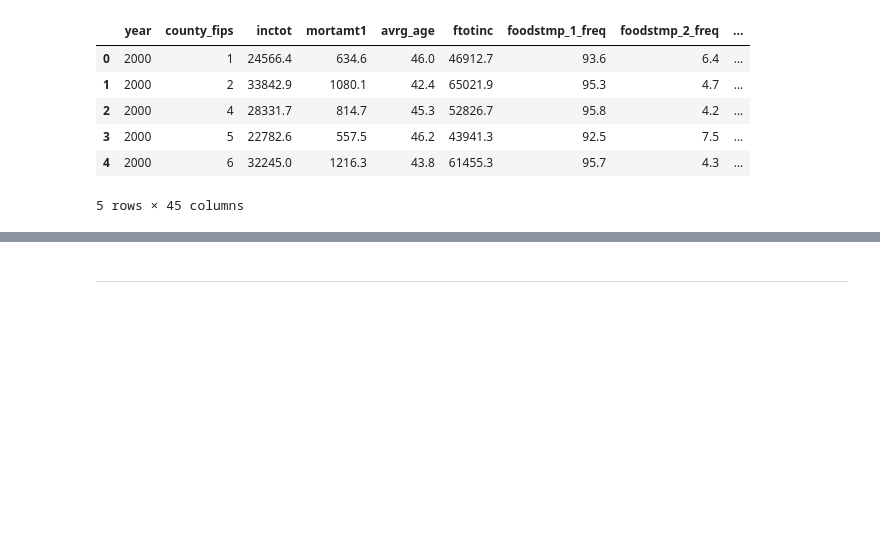
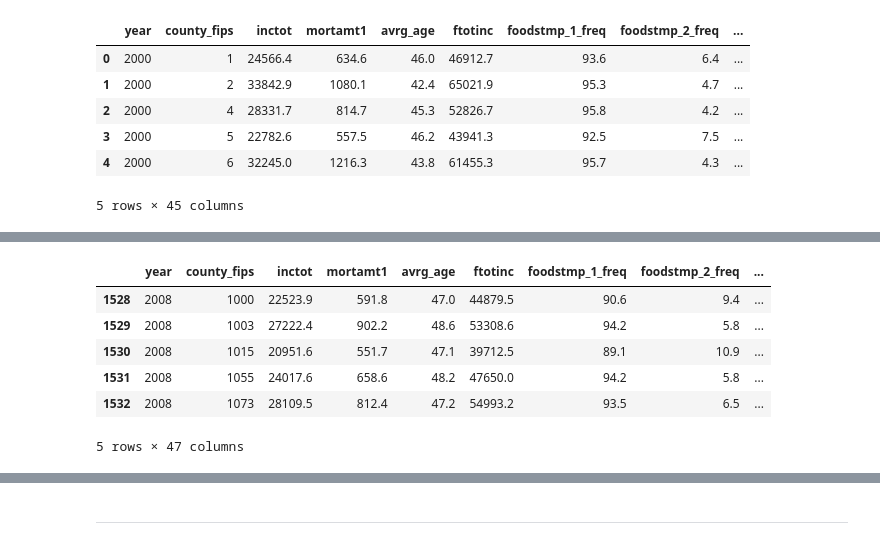
Before and after one commit to okalis05/Project4, a Jupyter notebook: Project4.ipynb, the cells around one changed output, grey strips where cells are left out. Drawn from its saved outputs; the diff is of its cells as text; code cells hidden in the pictures; blank space fills up the shorter version.

```diff
--- a/Project4.ipynb
+++ b/Project4.ipynb
@@ -64,4 +39,0 @@ memory usage: 2.6+ MB
-# %%
-#Dropping the null values
-elections_data = elections_data.loc[elections_data['year']>=2004].dropna()
-elections_data
@@ -81,0 +40,8 @@ elections_data
+# %%
+# import re
+import re
+
+# extracting the state fips codes from the county fips code with regex
+elections_data['county_fips'] = elections_data['county_fips'].astype(str)
+elections_data['code'] = elections_data['county_fips'].str.extract(r'(\d{1,2})')[0]
+elections_data.head()
@@ -81,0 +56,30 @@ elections_data
+# %%
+# Convert 'code' column to numeric values
+elections_data['code'] = pd.to_numeric(elections_data['code'], errors='coerce')
+
+# Filter the dataset based on the specified conditions
+elections_data = elections_data.loc[(elections_data['year'] >= 2008) &
+                                    (elections_data['year'] <= 2020) &
+                                    (elections_data['code'] < 56)]
+# %%
+# Mapping the 'county_fips'column values to their corresponding codes
+state_dict = {
+            1:'AL' , 2:'AK', 4:'AZ',5:'AR', 6:'CA' , 8:'CO' , 9:'CT' , 10:'DE', 11:'DC', 12:'FL',13:'GA',
+            15:'HI', 16: 'ID',17: 'IL',18: 'IN',19: 'IA',20:'KS' , 21:'KY' , 22:'LA', 23:'ME' , 24:'MD' ,
+            25:'MA' , 26:'MI' , 27:'MN' , 28:'MS', 29:'MO',30:'MT' , 31:'NE',32:'NV',33:'NH',34: 'NJ',35:'NM',
+            36:'NY' , 37:'NC' ,38:'ND' , 39:'OH' , 40:'OK' ,41:'OR' , 42:'PA',44:'RI', 45:'SC',46:'SD' ,
+            47:'TN' , 48:'TX' , 49:'UT',50: 'VT',51:'VA' , 53:'WA' , 54:'WV' , 55:'WI', 56:'WY'
+            }
+# Mapping the sate_dict to the code column
+elections_data['state'] = elections_data['code'].map(state_dict)
+
+#Showing dataframe
+elections_data.head()
+# %% [output]
+|  | year | county_fips | inctot | mortamt1 | avrg_age | ftotinc | foodstmp_1_freq | foodstmp_2_freq | ... |
+| 1528 | 2008 | 1000 | 22523.9 | 591.8 | 47.0 | 44879.5 | 90.6 | 9.4 | ... |
+| 1529 | 2008 | 1003 | 27222.4 | 902.2 | 48.6 | 53308.6 | 94.2 | 5.8 | ... |
+| 1530 | 2008 | 1015 | 20951.6 | 551.7 | 47.1 | 39712.5 | 89.1 | 10.9 | ... |
+| 1531 | 2008 | 1055 | 24017.6 | 658.6 | 48.2 | 47650.0 | 94.2 | 5.8 | ... |
+| 1532 | 2008 | 1073 | 28109.5 | 812.4 | 47.2 | 54993.2 | 93.5 | 6.5 | ... |
+5 rows × 47 columns
```
Also changed, not shown: parts of 70 cells of this notebook, 17 other files.
